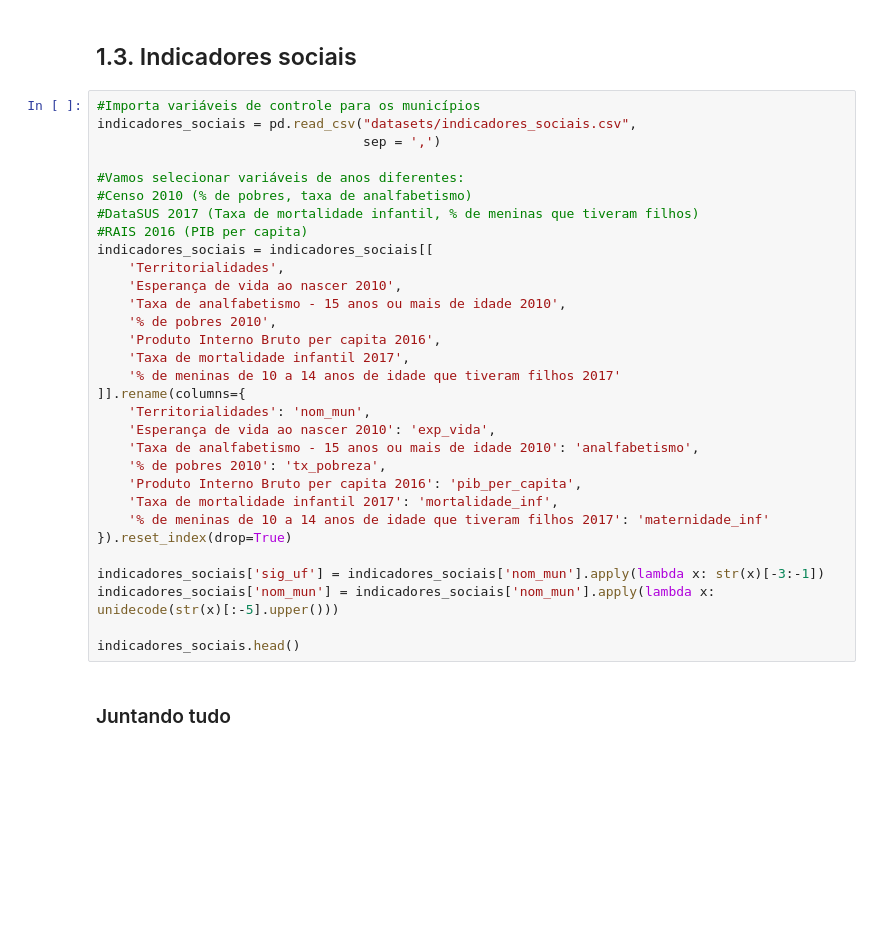
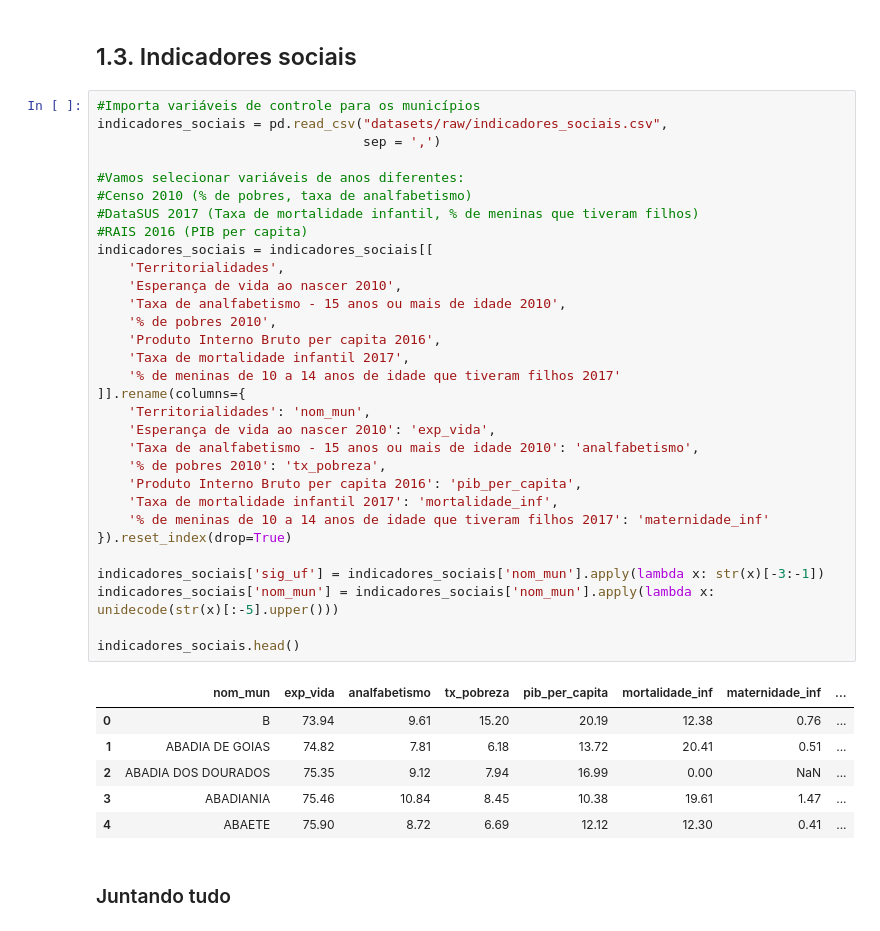
Before and after one commit to guilhermeolivsilva/tp-icd, a Jupyter notebook: Script_Trabalho.ipynb, the cells around one changed output. Drawn from its saved outputs; the diff is of its cells as text; blank space fills up the shorter version.

```diff
--- a/Script_Trabalho.ipynb
+++ b/Script_Trabalho.ipynb
@@ -148,35 +199,42 @@ dados_ideb_em.head()
 ## 1.3. Indicadores sociais
 # %%
 #Importa variáveis de controle para os municípios
-indicadores_sociais = pd.read_csv("datasets/indicadores_sociais.csv",
+indicadores_sociais = pd.read_csv("datasets/raw/indicadores_sociais.csv",
                                   sep = ',')
 
 #Vamos selecionar variáveis de anos diferentes:
 #Censo 2010 (% de pobres, taxa de analfabetismo)
 #DataSUS 2017 (Taxa de mortalidade infantil, % de meninas que tiveram filhos)
 #RAIS 2016 (PIB per capita)
 indicadores_sociais = indicadores_sociais[[
     'Territorialidades',
     'Esperança de vida ao nascer 2010',
     'Taxa de analfabetismo - 15 anos ou mais de idade 2010',
     '% de pobres 2010',
     'Produto Interno Bruto per capita 2016',
     'Taxa de mortalidade infantil 2017',
     '% de meninas de 10 a 14 anos de idade que tiveram filhos 2017'
 ]].rename(columns={
     'Territorialidades': 'nom_mun',
     'Esperança de vida ao nascer 2010': 'exp_vida',
     'Taxa de analfabetismo - 15 anos ou mais de idade 2010': 'analfabetismo',
     '% de pobres 2010': 'tx_pobreza',
     'Produto Interno Bruto per capita 2016': 'pib_per_capita',
     'Taxa de mortalidade infantil 2017': 'mortalidade_inf',
     '% de meninas de 10 a 14 anos de idade que tiveram filhos 2017': 'maternidade_inf'
 }).reset_index(drop=True)
 
 indicadores_sociais['sig_uf'] = indicadores_sociais['nom_mun'].apply(lambda x: str(x)[-3:-1])
 indicadores_sociais['nom_mun'] = indicadores_sociais['nom_mun'].apply(lambda x: unidecode(str(x)[:-5].upper()))
 
 indicadores_sociais.head()
+# %% [output]
+|  | nom_mun | exp_vida | analfabetismo | tx_pobreza | pib_per_capita | mortalidade_inf | maternidade_inf | ... |
+| 0 | B | 73.94 | 9.61 | 15.20 | 20.19 | 12.38 | 0.76 | ... |
+| 1 | ABADIA DE GOIAS | 74.82 | 7.81 | 6.18 | 13.72 | 20.41 | 0.51 | ... |
+| 2 | ABADIA DOS DOURADOS | 75.35 | 9.12 | 7.94 | 16.99 | 0.00 | NaN | ... |
+| 3 | ABADIANIA | 75.46 | 10.84 | 8.45 | 10.38 | 19.61 | 1.47 | ... |
+| 4 | ABAETE | 75.90 | 8.72 | 6.69 | 12.12 | 12.30 | 0.41 | ... |
 # %% [markdown]
 ### Juntando tudo
 # %%
```
Also changed, not shown: parts of 7 cells of this notebook, 6 other files.
